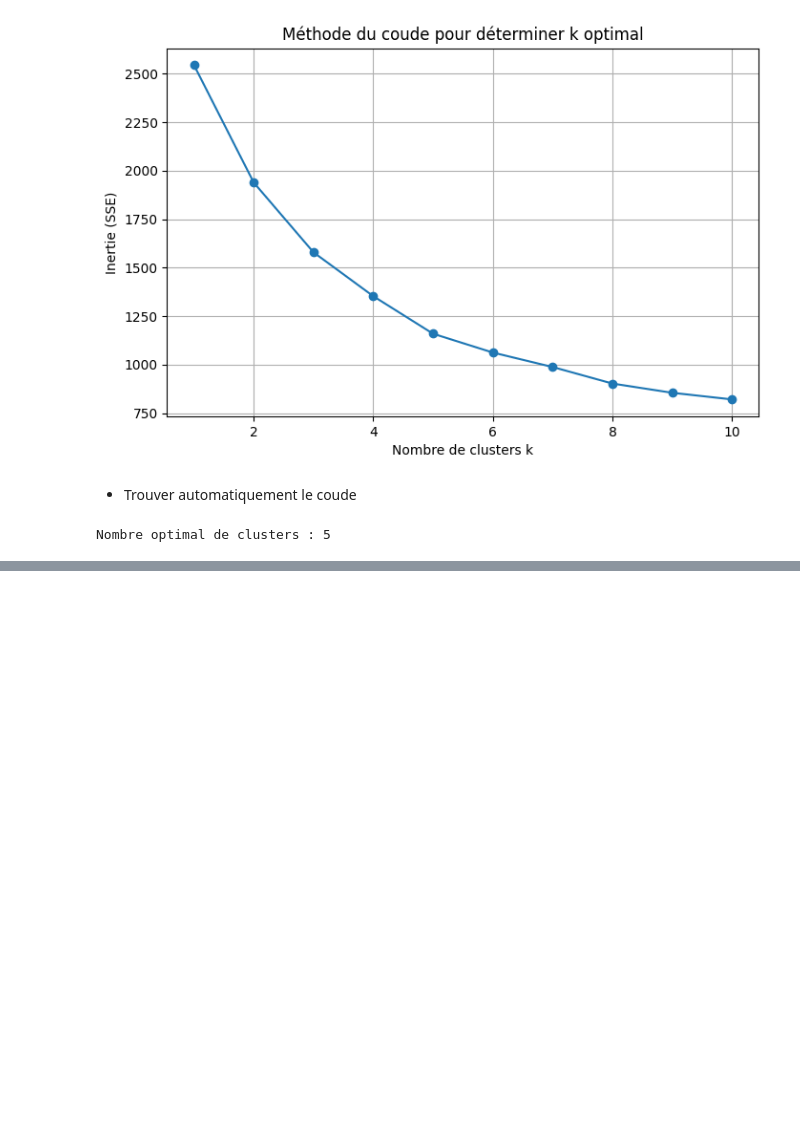
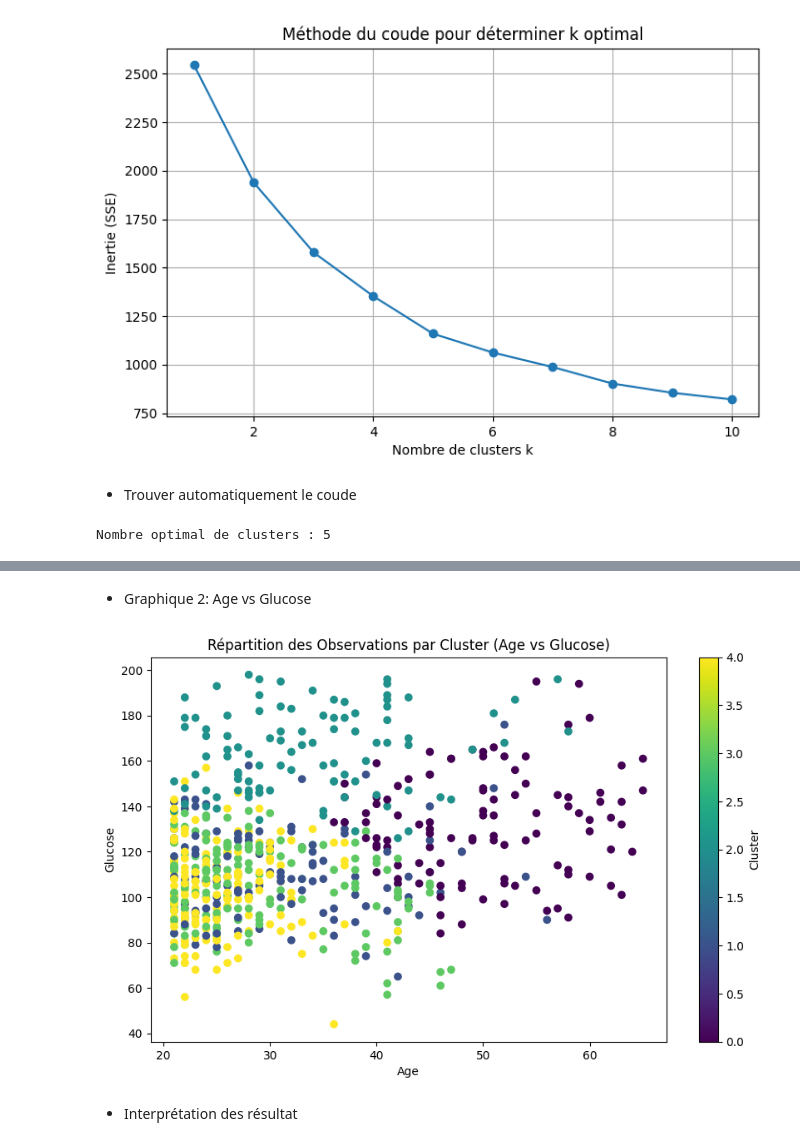
Before and after one commit to RaihanaAm/Analyse-de-Diab-te, a Jupyter notebook: Main.ipynb, the cells around one changed output, grey strips where cells are left out. Drawn from its saved outputs; the diff is of its cells as text; code cells hidden in the pictures; blank space fills up the shorter version.

```diff
--- a/Main.ipynb
+++ b/Main.ipynb
@@ -353,0 +373,16 @@ Nombre optimal de clusters : 5
+# %% [markdown]
+* Graphique 2: Age vs Glucose
+# %%
+
+plt.figure(figsize=(10, 6))
+plt.scatter(df['Age'], df['Glucose'], c=df['Cluster'], cmap='viridis')
+plt.xlabel('Age')
+plt.ylabel('Glucose')
+plt.title('Répartition des Observations par Cluster (Age vs Glucose)')
+plt.colorbar(label='Cluster')
+plt.show()
+# %% [output]
+[figure, added]
+# %% [markdown]
+
+* Interprétation des résultat
```
Also changed, not shown: parts of 9 cells of this notebook.
